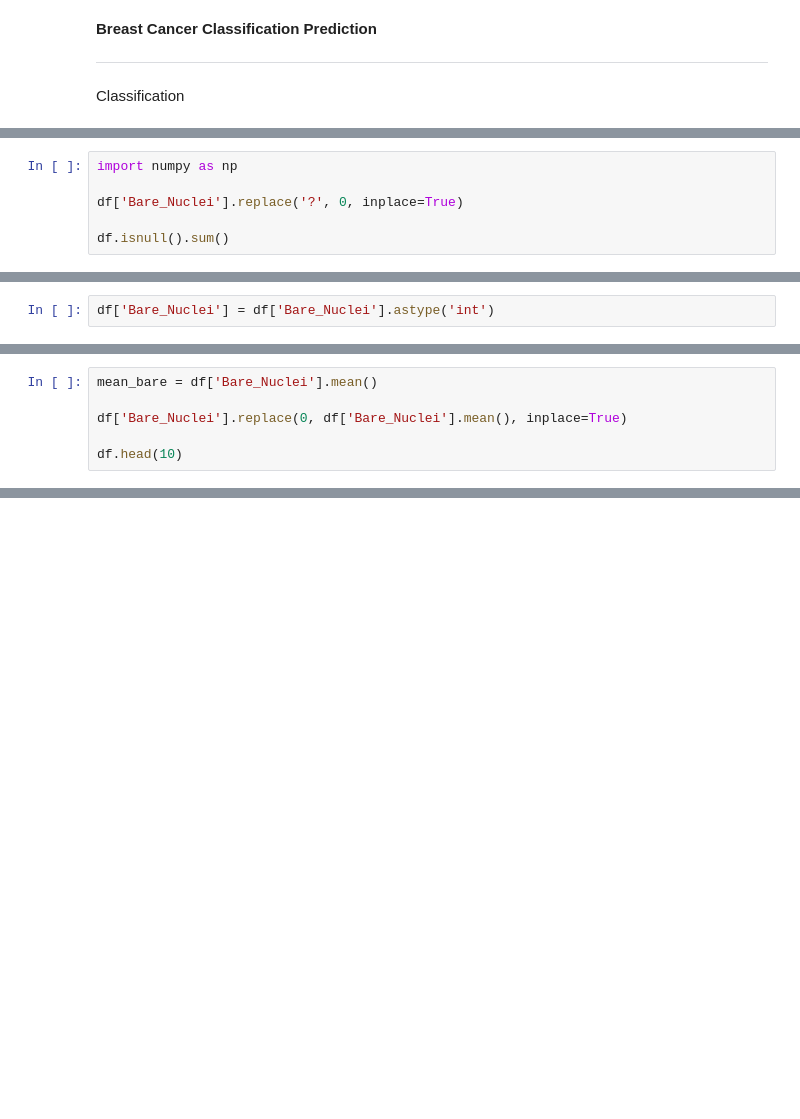
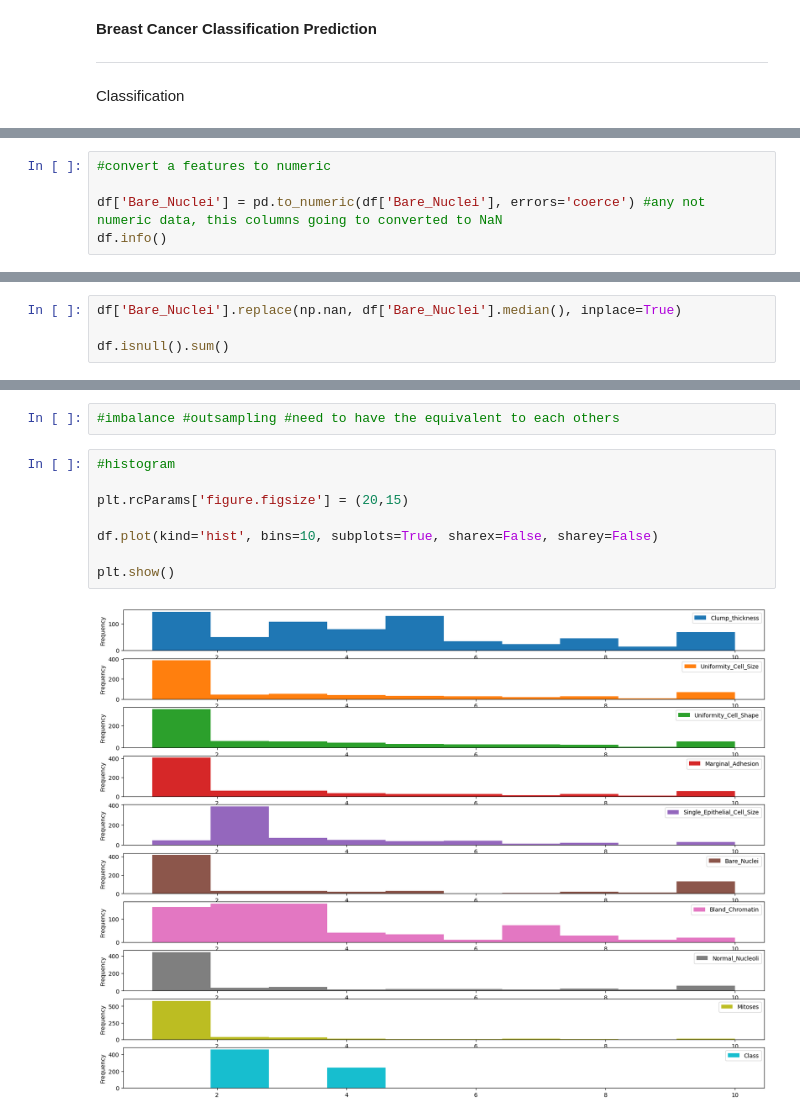
Before and after one commit to NumpyNerd/Machine-Learning, a Jupyter notebook: 07_Breast_Cancer_Classification_Prediction.ipynb, the cells around one changed output, grey strips where cells are left out. Drawn from its saved outputs; the diff is of its cells as text; blank space fills up the shorter version.

```diff
--- a/07_Breast_Cancer_Classification_Prediction.ipynb
+++ b/07_Breast_Cancer_Classification_Prediction.ipynb
@@ -94,0 +79,5 @@ memory usage: 60.2+ KB
+# %%
+#convert a features to numeric
+
+df['Bare_Nuclei'] = pd.to_numeric(df['Bare_Nuclei'], errors='coerce') #any not numeric data, this columns going to converted to NaN
+df.info()
@@ -143,7 +136,5 @@ dtype: int64
 # %%
-import numpy as np
-
-df['Bare_Nuclei'].replace('?', 0, inplace=True)
+df['Bare_Nuclei'].replace(np.nan, df['Bare_Nuclei'].median(), inplace=True)
 
 df.isnull().sum()
 # %% [output]
@@ -162,3 +151 @@ df.isnull().sum()
 dtype: int64
-# %%
-df['Bare_Nuclei'] = df['Bare_Nuclei'].astype('int')
@@ -202,6 +151,0 @@ memory usage: 60.2 KB
-# %%
-mean_bare = df['Bare_Nuclei'].mean()
-
-df['Bare_Nuclei'].replace(0, df['Bare_Nuclei'].mean(), inplace=True)
-
-df.head(10)
@@ -265,0 +159,12 @@ dtype: int64
+# %%
+#imbalance #outsampling #need to have the equivalent to each others
+# %%
+#histogram
+
+plt.rcParams['figure.figsize'] = (20,15)
+
+df.plot(kind='hist', bins=10, subplots=True, sharex=False, sharey=False)
+
+plt.show()
+# %% [output]
+[figure, added]
```
Also changed, not shown: parts of 49 cells of this notebook.
